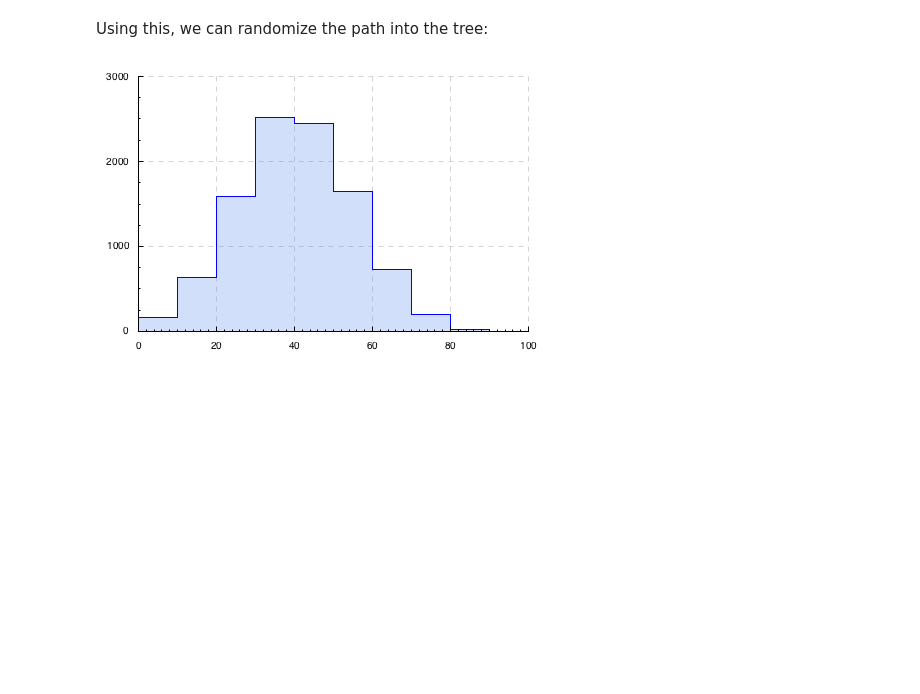
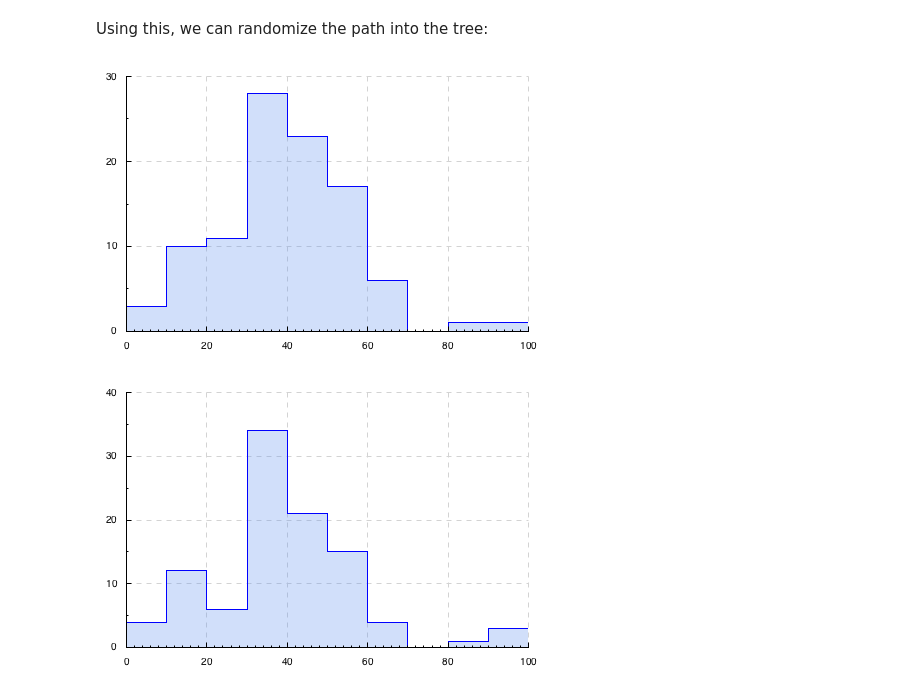
Before and after one commit to oisdk/IHaskell, a Jupyter notebook: notebooks/Privacy.ipynb, the cells around one changed output. Saved outputs shown, nothing was run; the diff lists cells and outputs as text; code cells hidden in the pictures; blank space fills up the shorter version.

Commit message:
distributions

```diff
--- a/notebooks/Privacy.ipynb
+++ b/notebooks/Privacy.ipynb
@@ -407,8 +407,11 @@ buildAlphHuffman xs = evalState (go c) (Map.toList (getFrequencies xs))
           rs <- go (n - size ls)
           pure (Node (size ls + size rs) ls rs)
 
+alphHuffmanTree :: Ord a => [a] -> Tree a
+alphHuffmanTree = buildAlphHuffman . frequencies
+
 k2agesAlph =
-    PrivateHuffman 2 singletonRange (buildAlphHuffman (frequencies ages))
+    PrivateHuffman 2 singletonRange (alphHuffmanTree ages)
 k2agesAlph
 buildAnonTable k2agesAlph ages
 # %% [output]
@@ -723,35 +726,39 @@ randomize k = foldr f b
     f _ _ (Leaf _ x) = pure x
     f e a (Node i l r) = do
       perturb <- choose i k
       path <- if perturb
           then choose (size l) (size r)
           else pure e
       a (bool l r path)
 
 codes :: Ord a => Tree a -> Map a [Bool]
 codes = go id
   where
     go k (Leaf _ x) = Map.singleton x (k [])
     go k (Node _ l r)
         = Map.union (go (k . (False:)) l) (go (k . (True:)) r)
 
 randAnon :: (Ord a, RandomGen g) => Int -> [a] -> State g [a]
 randAnon k xs = traverse (\x -> randomize k (mp Map.! x) tr) xs
   where
-    tr = buildAlphHuffman (frequencies xs)
+    tr = alphHuffmanTree xs
     mp = codes tr
 
 import Statistics.Distribution.Normal
 import System.Random.MWC
 import Statistics.Distribution
 
 randVar :: IO Double
-randVar = withSystemRandom (genContVar (normalDistr 40 15) `asTypeOf` const (undefined :: IO Double))
+randVar = withSystemRandom (genContVar (normalDistr 40 15) `asTypeOf`
+                            const (undefined :: IO Double))
 
-randAges <- filter (0<) <$> replicateM 10000 randVar
+randAges <- filter (0<) <$> replicateM 100 randVar
 
 histogram 10 0 randAges
 
-anonRa
+anonRandAges <- getStdRandom (runState (randAnon 5 randAges))
+
+histogram 10 0 anonRandAges
 # %% [output]
-[figure, old version]
+[figure, new version]
+[figure, added]
```
Also changed, not shown: parts of 1 cell of this notebook.
